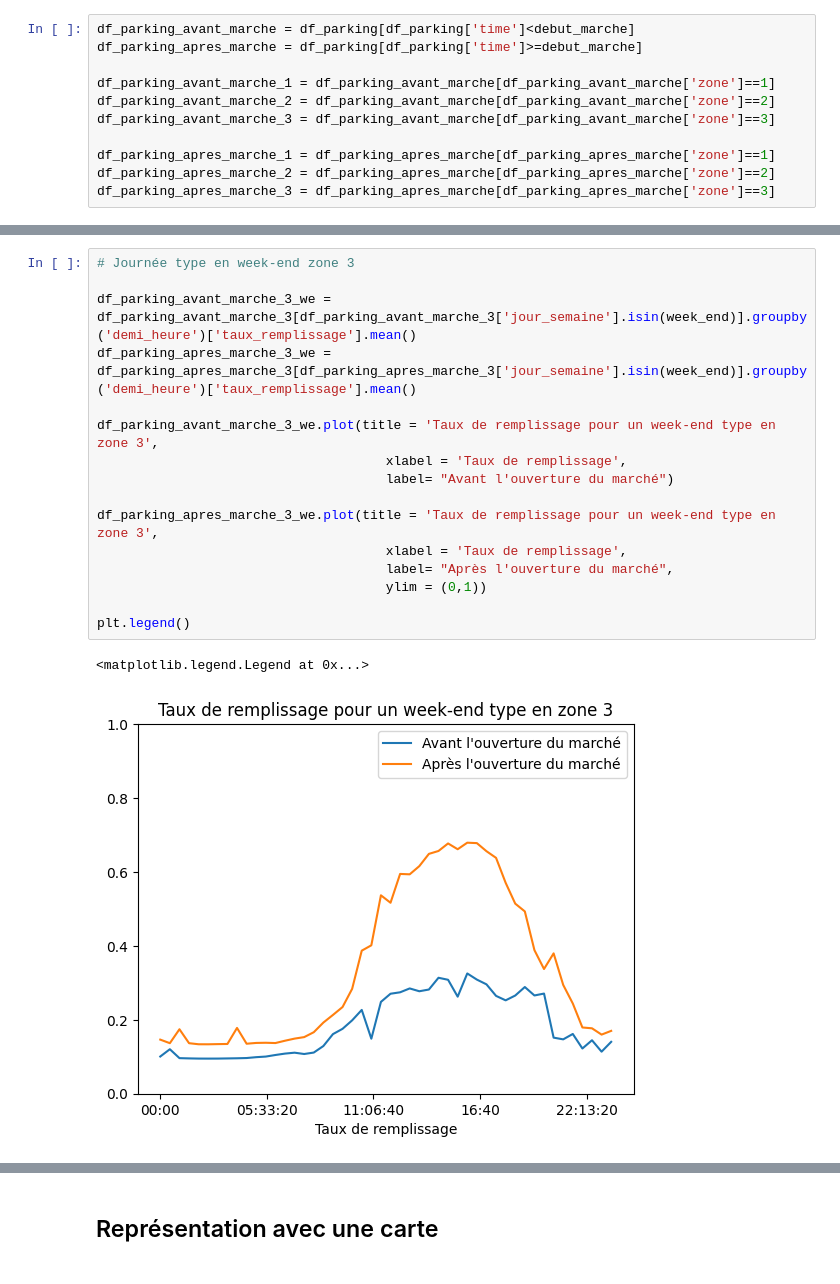
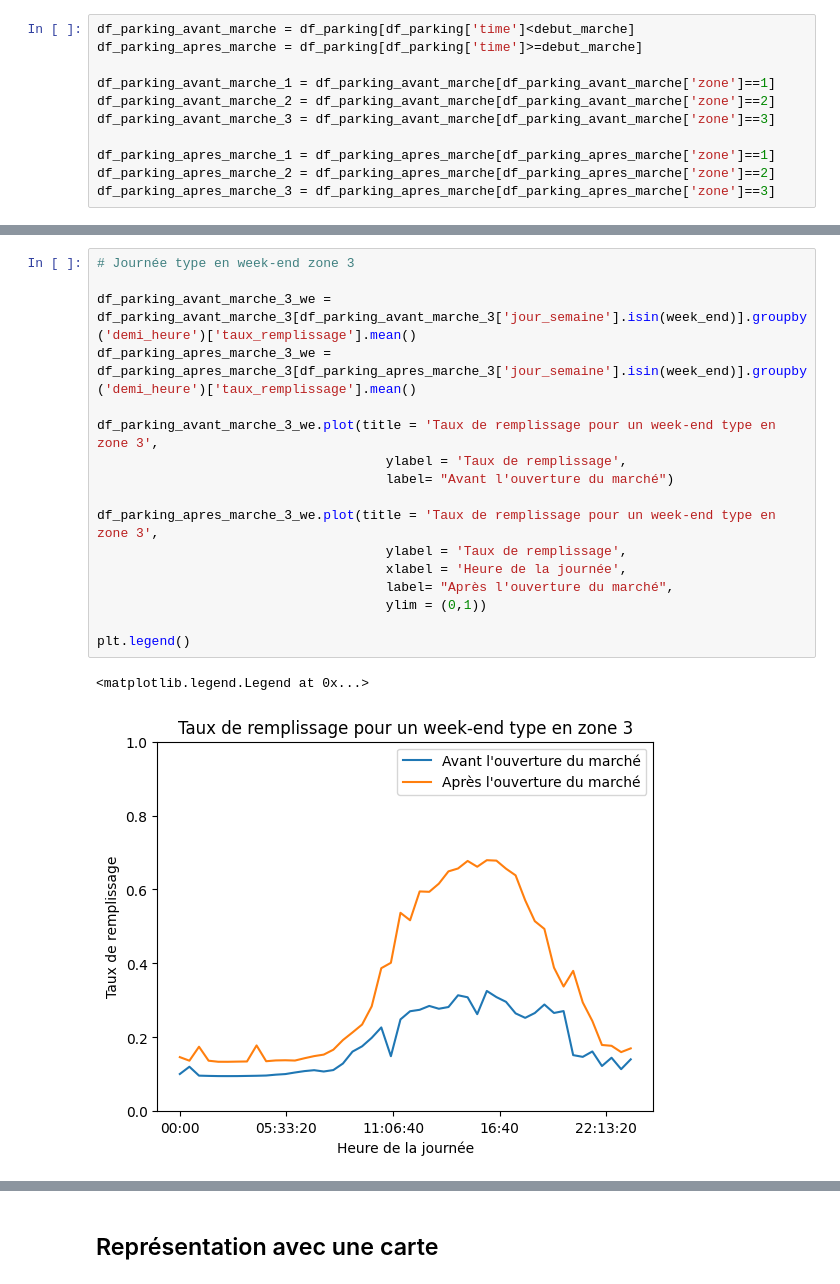
Before and after one commit to emiliejd/project_MCNDU, a Jupyter notebook: traitement_resultats_emilie.ipynb, the cells around one changed output, grey strips where cells are left out. Saved outputs shown, nothing was run; the diff lists cells and outputs as text.

```diff
--- a/traitement_resultats_emilie.ipynb
+++ b/traitement_resultats_emilie.ipynb
@@ -286,19 +293,20 @@ plt.legend()
 # %%
 # Journée type en week-end zone 3
 
 df_parking_avant_marche_3_we = df_parking_avant_marche_3[df_parking_avant_marche_3['jour_semaine'].isin(week_end)].groupby('demi_heure')['taux_remplissage'].mean()
 df_parking_apres_marche_3_we = df_parking_apres_marche_3[df_parking_apres_marche_3['jour_semaine'].isin(week_end)].groupby('demi_heure')['taux_remplissage'].mean()
 
 df_parking_avant_marche_3_we.plot(title = 'Taux de remplissage pour un week-end type en zone 3',
-                                     xlabel = 'Taux de remplissage',
+                                     ylabel = 'Taux de remplissage',
                                      label= "Avant l'ouverture du marché")
 
 df_parking_apres_marche_3_we.plot(title = 'Taux de remplissage pour un week-end type en zone 3',
-                                     xlabel = 'Taux de remplissage',
+                                     ylabel = 'Taux de remplissage',
+                                     xlabel = 'Heure de la journée',
                                      label= "Après l'ouverture du marché",
                                      ylim = (0,1))
 
 plt.legend()
 # %% [output]
 <matplotlib.legend.Legend at 0x...>
-[figure, old version]
+[figure, new version]
```
Also changed, not shown: parts of 35 cells of this notebook.
